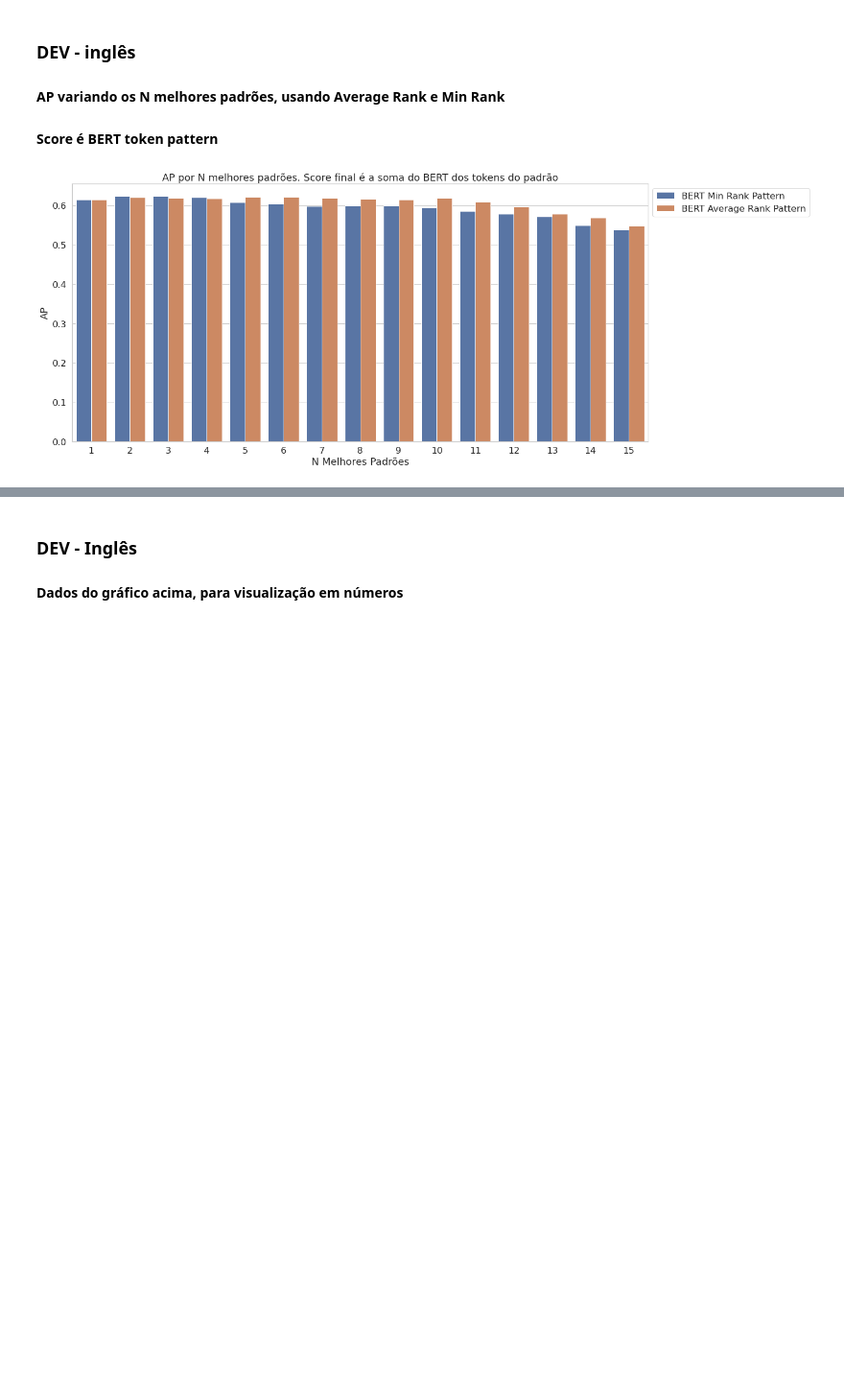
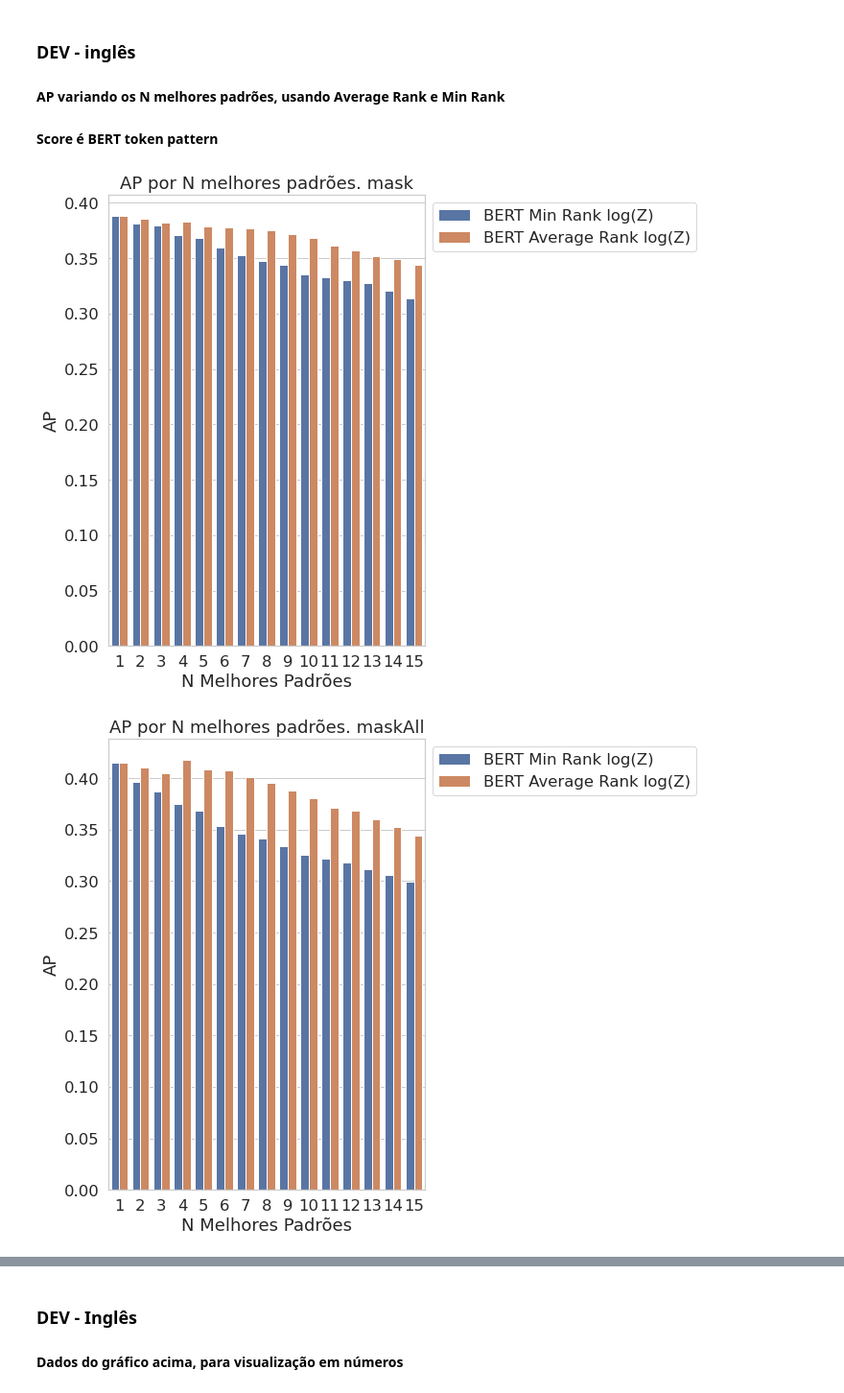
Before and after one commit to eraldoluis/hyper_bert, a Jupyter notebook: nb/dissertacao/en_mask_all_logsoftmax.ipynb, the cells around one changed output, grey strips where cells are left out. Shown at 96% size. Cells and saved outputs as stored; diff of their text form; code cells hidden in the pictures; blank space fills up the shorter version.

```diff
--- a/nb/dissertacao/en_mask_all_logsoftmax.ipynb
+++ b/nb/dissertacao/en_mask_all_logsoftmax.ipynb
@@ -32,15 +32,25 @@ else:
     bert_mask = "../../en-model/bert-base-uncased_bert_score_2020-11-11_20:24:14_HypeNet_train/HypeNet_train.json"
     bert_mask_all = "../../en-model/bert-base-uncased_bert_score_maskall_2021-03-22_23:29:19/train/HypeNet_train.json"
     # alterar
-    bert_mask_all_logsoftmax = "../../en-model/bert-base-uncased_bert_score_maskall_2021-03-23_12:26:19/HypeNet_test.json"
+    bert_mask_all_logsoftmax = "../../en-model/bert-base-uncased_bert_score_maskall_2021-03-23_12:26:19/train/HypeNet_train.json"
 
 dfs_data = {}
-dfs_data['mask'] = nb_utils.create_dataframe(json.load(open(path_file_bert)), separator="\t")
-dfs_data['maskAll'] = nb_utils.create_dataframe_maskAll(json.load(open(path_file_bert)), separator="\t")
-dfs_data['maskAll_LogSoft'] = nb_utils.create_dataframe_maskAll_pattern(json.load(open(path_file_bert)), separator="\t")
+dfs_data['mask'] = nb_utils.create_dataframe(json.load(open(bert_mask)), separator="\t")
+
+dfs_data['maskAll'] = nb_utils.create_dataframe_maskAll(json.load(open(bert_mask_all)), separator="\t")
+dfs_data['maskAll_LogSoft'] = nb_utils.create_dataframe_maskAll_pattern(json.load(open(bert_mask_all_logsoftmax)), separator="\t")
 
 pattern_unique = dfs_data['mask']['pattern'].unique().tolist()
 len_total_unique = dfs_data['mask']['len_total'].unique().tolist()
+
+dfs_data['mask'] = nb_utils.logsumexp_normalization(dfs_data['mask'],
+                                                    len_list=len_total_unique,
+                                                    pattern_list=pattern_unique)
+
+dfs_data['maskAll'] = nb_utils.logsumexp_normalization(dfs_data['maskAll'],
+                                                    len_list=len_total_unique,
+                                                    pattern_list=pattern_unique)
+
 
 for mask_type, value in dfs_data.items():
     print(f"Mask= {mask_type} - DF all with OOV = {value[value['pattern'] == pattern_unique[0]].count()['hiponimo']}")
@@ -60,7 +71,7 @@ Processamento DEV pronto!
 # Balanceamento df_with_oov
 sns.set(style="whitegrid", font_scale=1.5)
 
-
+df_with_oov = dfs_data['maskAll']
 plt.figure(figsize=(10, 5))
 df_with_oov_ratio = nb_utils.balanceamento(df_with_oov, patterns=pattern_unique,len_size=len_total_unique)
 df_with_oov_ratio['total'] = df_with_oov_ratio['true'] + df_with_oov_ratio['false']
@@ -115,13 +143,25 @@ Melhores padrões usando BERT token pattern
 # %%
 # AP por N melhores padroes DEV EN
 # AP por n-rank
-df_plot = nb_utils.compute_AP_n_best_pattern(df_with_oov, key_sort="score_pattern_mean", n_best_pattern=best_pattern_logz)
-df_plot['method_format'] = df_plot['method'].map(nb_utils.get_method_name_ijcai())
-plt.figure(figsize=(20, 8))
-ax = sns.barplot(data=df_plot, x='n_best_pattern', y='AP', hue='method_format')
-ax.set(xlabel="N Melhores Padrões")
-ax.set_title(f"AP por N melhores padrões. Score final é a soma do BERT dos tokens do padrão")
-ax.legend(bbox_to_anchor=(1, 1))
-plt.show()
+for mask_type, df_with_oov in dfs_data.items():
+    if mask_type == "mask":
+        column_sort = "score_final_log(z)"
+    elif mask_type == "maskAll":
+        column_sort = "score_final_log(z)"
+    elif mask_type == "maskAll_LogSoft":
+        column_sort = "score_pattern_mean"
+    else:
+        raise KeyError
+    df_plot = nb_utils.compute_AP_n_best_pattern(df_with_oov,
+                                                 key_sort=column_sort,
+                                                 n_best_pattern=best_pattern[mask_type])
+    df_plot['method_format'] = df_plot['method'].map(nb_utils.get_method_name_ijcai())
+    plt.figure(figsize=(10, 8))
+    ax = sns.barplot(data=df_plot, x='n_best_pattern', y='AP', hue='method_format')
+    ax.set(xlabel="N Melhores Padrões")
+    ax.set_title(f"AP por N melhores padrões. {mask_type}")
+    ax.legend(bbox_to_anchor=(1, 1))
+    plt.show()
 # %% [output]
-[figure, old version]
+[figure, new version]
+[figure, added]
```
Also changed, not shown: parts of 18 cells of this notebook, 1 other file.
